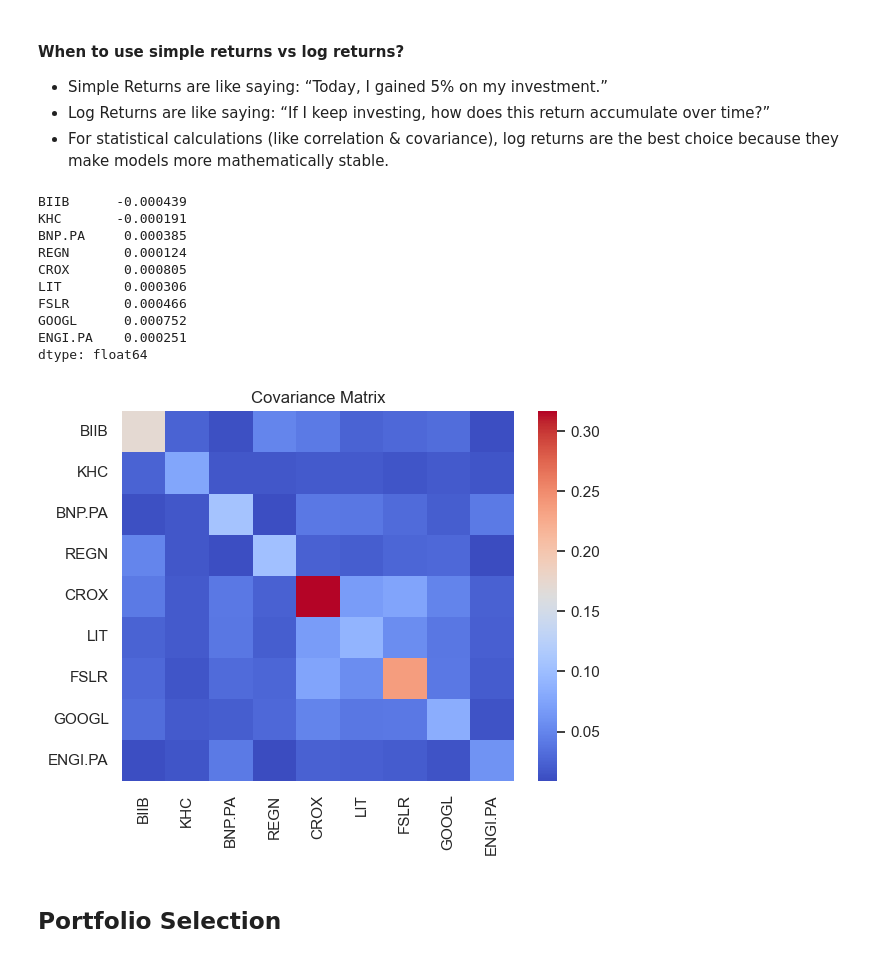
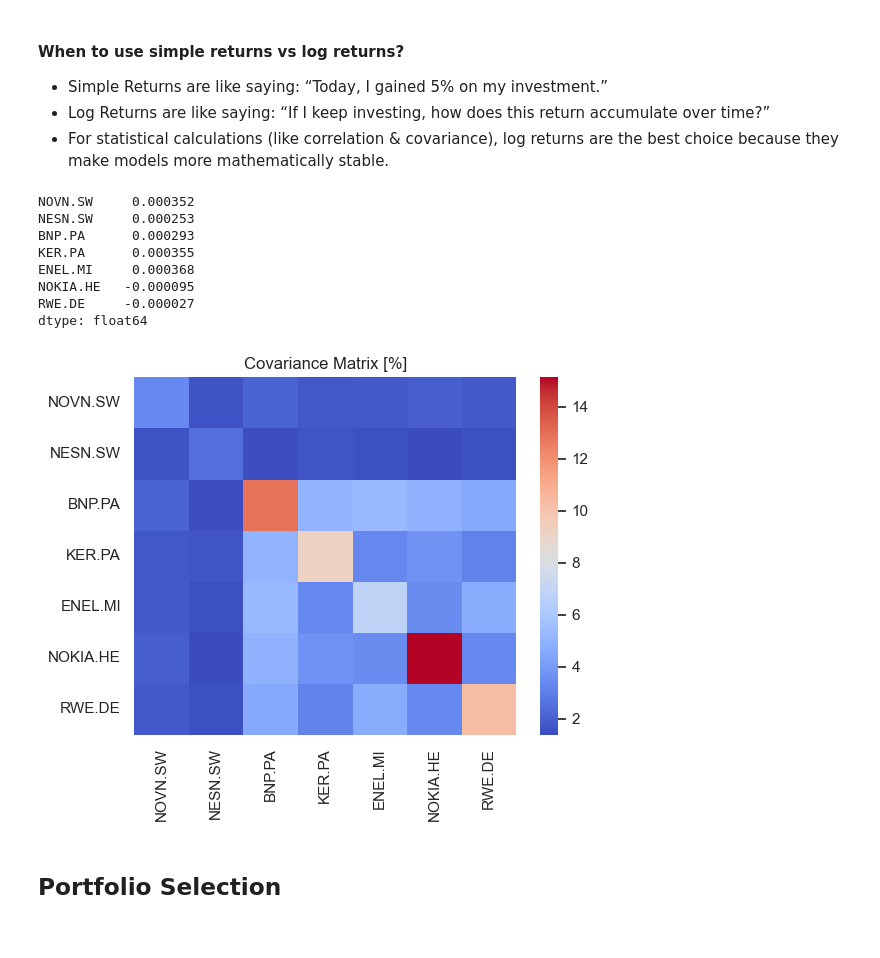
Before and after one commit to martinpasche/Portfolio-Management, a Jupyter notebook: LearningPortfolio.ipynb, the cells around one changed output. Drawn from its saved outputs; the diff is of its cells as text; code cells hidden in the pictures.

```diff
--- a/LearningPortfolio.ipynb
+++ b/LearningPortfolio.ipynb
@@ -90,15 +90,14 @@ D/E = \frac{Total Debt}{Shareholder's Equity}
 | D/E Ratio | Financial leverage (Debt vs. Equity) | 	<1.5|
 # %%
 industries = {
-    "Technology": ["ASML", "SAP", "IFX.DE", "NVDA", "AMD", "MSFT", "GOOGL", "AAPL", "U", "SNOW", "CRWD", "PLTR", "MDB"],
-    "Healthcare": ["SAN.PA", "NVO", "SRT.DE", "JNJ", "PFE", "MRNA", "AZN.L", "GSK.L", "VRTX", "REGN", "BNTX", "ILMN", "EXAS"],
-    "Renewable Energy": ["ENR.DE", "ENEL.MI", "ORSTED.CO", "NEE", "VWS.CO", "BEP", "PLUG", "RUN", "FCEL", "ENPH", "SEDG", "SHLS", "FSLR"],
-    "Consumer Staples": ['CENCOSUD.SN', 'FALABELLA.SN', "ULVR.L", "NESN.SW", "BN.PA", "KO", "PG", "PEP", "CL", "KHC", "TWNK", "CELH", "OTLY", "BYND", "LANC"],
-    "Utilities": ["IBE.MC", "ENGI.PA", "DUK", "SO", "D", "AEP", "NG.L", "CEG", "NEP", "AQN", "CWEN", "SPWR"],
-    "Financials": ['BCH', "CS.PA", 'BNP.PA', "ALV.DE", "JPM", "BAC", "GS", "MS", "HSBA.L", "SOFI", "AFRM", "UPST", "LC", "ALLY"],
-    "Luxury & Consumer Discretionary": ["MC.PA", "RMS.PA", "OR.PA", "NKE", "ADS.DE", "RACE", "CFR.SW", "BRBY.L", "DECK", "ONON", "FIGS", "CROX", "SKX"],
-    'Mining' : ['SQM', 'LIT', 'LAC', 'ALB', 'LTHM', 'GALXF', 'LTHU'],
-    'Biotechnology' : ['AMGN', 'GILD', 'BMY', 'MRK', 'ABBV', 'LLY', 'PFE', 'NVO', 'AZN', 'REGN', 'VRTX', 'BIIB', 'SGEN'],
+    "Technology": ["ASML.AS", "SAP.DE", "IFX.DE", "STM.PA", "NOKIA.HE", "ERIC-B.ST"],
+    "Healthcare": ["SAN.PA", "RHHBY.SW", "NVO", "AZN.L", "GSK.L", "NOVN.SW", "BAYN.DE"],
+    "Renewable Energy": ["ENR.DE", "ENEL.MI", "ORSTED.CO", "VWS.CO", "EDPR.LS", "EOAN.DE"],
+    "Consumer Staples": ["ULVR.L", "BN.PA", "DANO.PA", "ABI.BR", "NESN.SW", "HEIA.AS", "RB.L"],
+    "Utilities": ["IBE.MC", "ENGI.PA", "EDF.PA", "RWE.DE", "EOAN.DE", "NG.L"],
+    "Financials": ["HSBA.L", "BARC.L", "GLE.PA", "BNP.PA", "DBK.DE", "ISP.MI", "CSGN.SW"],
+    "Luxury & Consumer Discretionary": ["MC.PA", "RMS.PA", "OR.PA", "KER.PA", "ADS.DE", "RACE.MI", "KER.PA", "CPRI"],
+    "Biotechnology": ["AZN.L", "NVO", "NOVN.SW", "BAYN.DE", "SNY.PA"],
 }
 
 tickers = [ticker for tickers in industries.values() for ticker in tickers]
@@ -131,5 +130,5 @@ for industry, tickers in industries.items():
 
 # Convert to DataFrame
 df = pd.DataFrame(stock_data)
-df
+df.head()
 # %% [output]
@@ -340,24 +334,22 @@ log_returns = log_returns.dropna()
 # Average returns daily
 log_returns.mean()
 # %% [output]
-BIIB      -0.000439
-KHC       -0.000191
-BNP.PA     0.000385
-REGN       0.000124
-CROX       0.000805
-LIT        0.000306
-FSLR       0.000466
-GOOGL      0.000752
-ENGI.PA    0.000251
+NOVN.SW     0.000352
+NESN.SW     0.000253
+BNP.PA      0.000293
+KER.PA      0.000355
+ENEL.MI     0.000368
+NOKIA.HE   -0.000095
+RWE.DE     -0.000027
 dtype: float64
 # %%
 plt.figure(figsize=(6, 5))
-plt.title("Covariance Matrix")
-sns.heatmap(log_returns.cov() * 252, annot=False, cmap='coolwarm')
+plt.title("Covariance Matrix [%]")
+sns.heatmap(log_returns.cov() * 252 * 100, annot=False, cmap='coolwarm')
 plt.tight_layout()
 plt.show()
 # %% [output]
-[figure, old version]
+[figure, new version]
 # %%
 def portfolio_returns (weights, log_returns=log_returns):
     return np.sum(log_returns.mean() * weights) * 252
```
Also changed, not shown: parts of 30 cells of this notebook.
